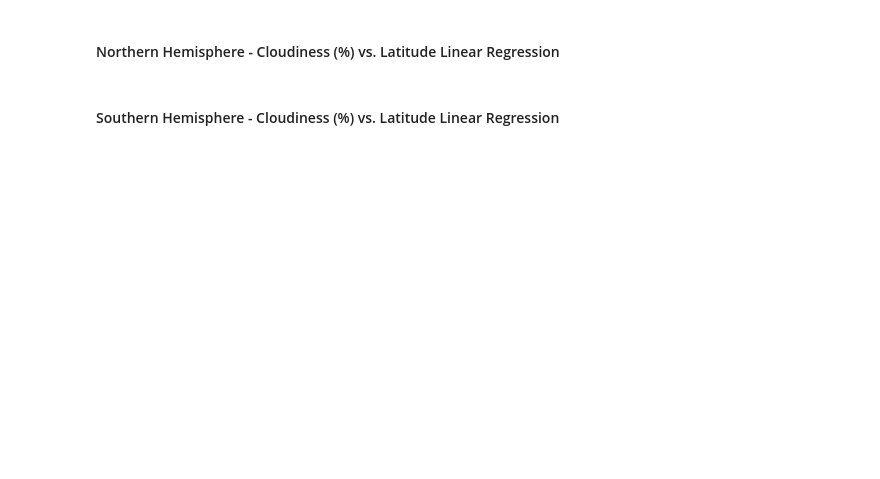
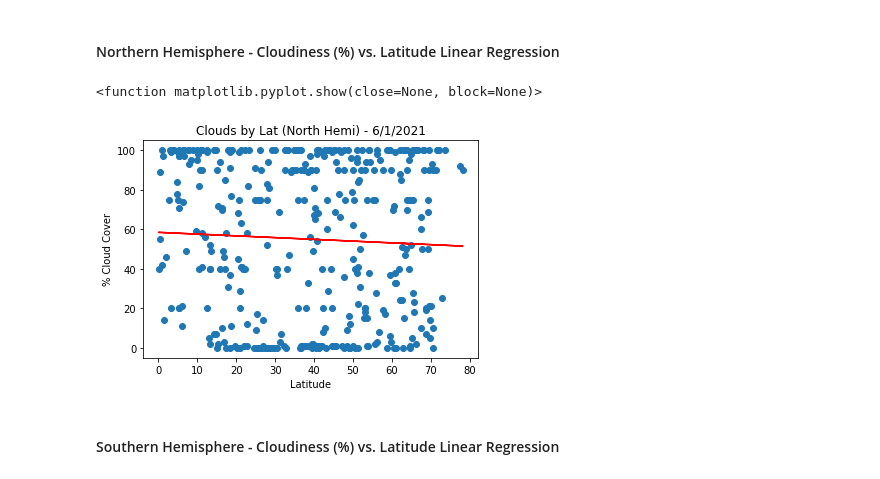
Before and after one commit to migheljackson/python-api-challenge, a Jupyter notebook: WeatherPy/WeatherPy.ipynb, the cells around one changed output. Cells and saved outputs as stored; diff of their text form; code cells hidden in the pictures; blank space fills up the shorter version.

```diff
--- a/WeatherPy/WeatherPy.ipynb
+++ b/WeatherPy/WeatherPy.ipynb
@@ -224,4 +283,14 @@ plt.show
 # %% [markdown]
 ####  Northern Hemisphere - Cloudiness (%) vs. Latitude Linear Regression
+# %%
+plt.title('Clouds by Lat (North Hemi) - 6/1/2021')
+plt.ylabel("% Cloud Cover")
+plt.xlabel("Latitude")
+plt.scatter(clean_city_data_north["lat"],clean_city_data_north["cloudiness (%)"])
+plt.plot(x_values_north_lat,regress_north_clouds,"r-")
+plt.show
+# %% [output]
+<function matplotlib.pyplot.show(close=None, block=None)>
+[figure, added]
 # %% [markdown]
 ####  Southern Hemisphere - Cloudiness (%) vs. Latitude Linear Regression
```
Also changed, not shown: parts of 18 cells of this notebook, 1 other file.
